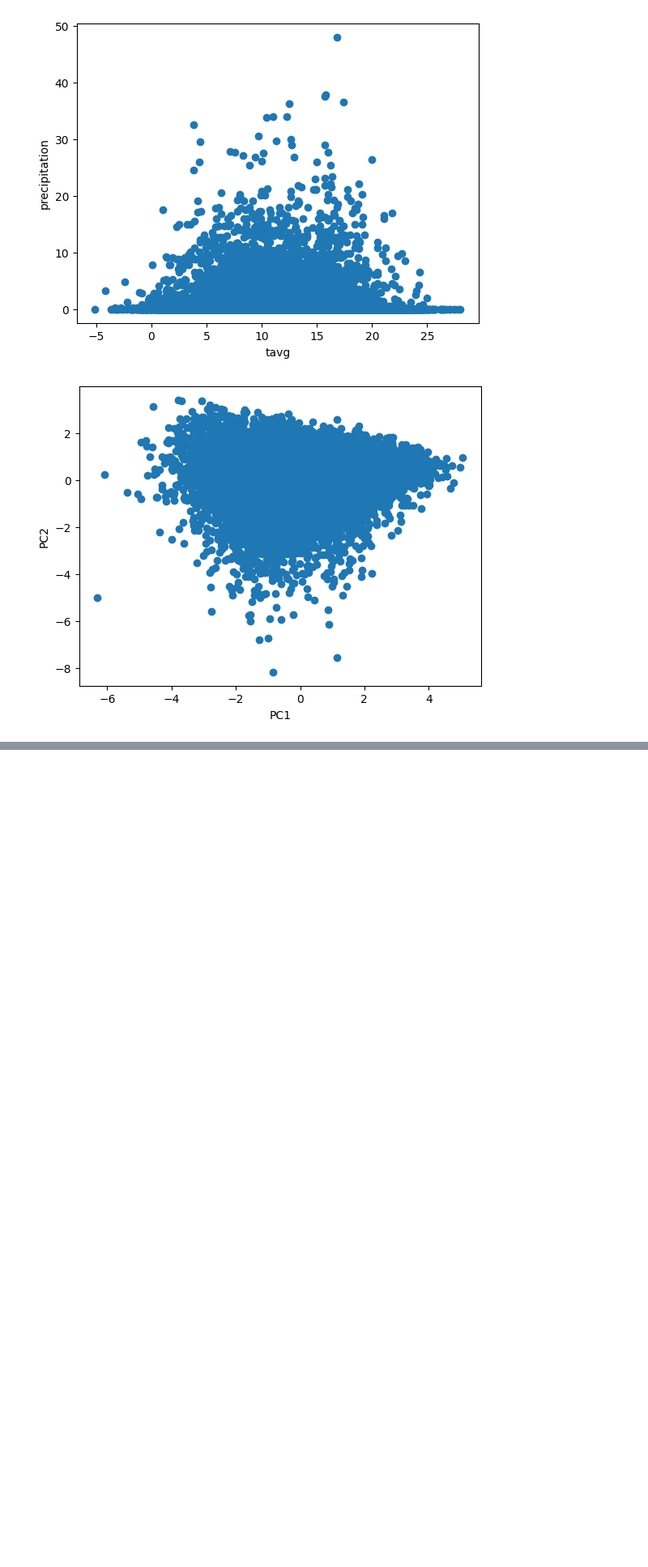
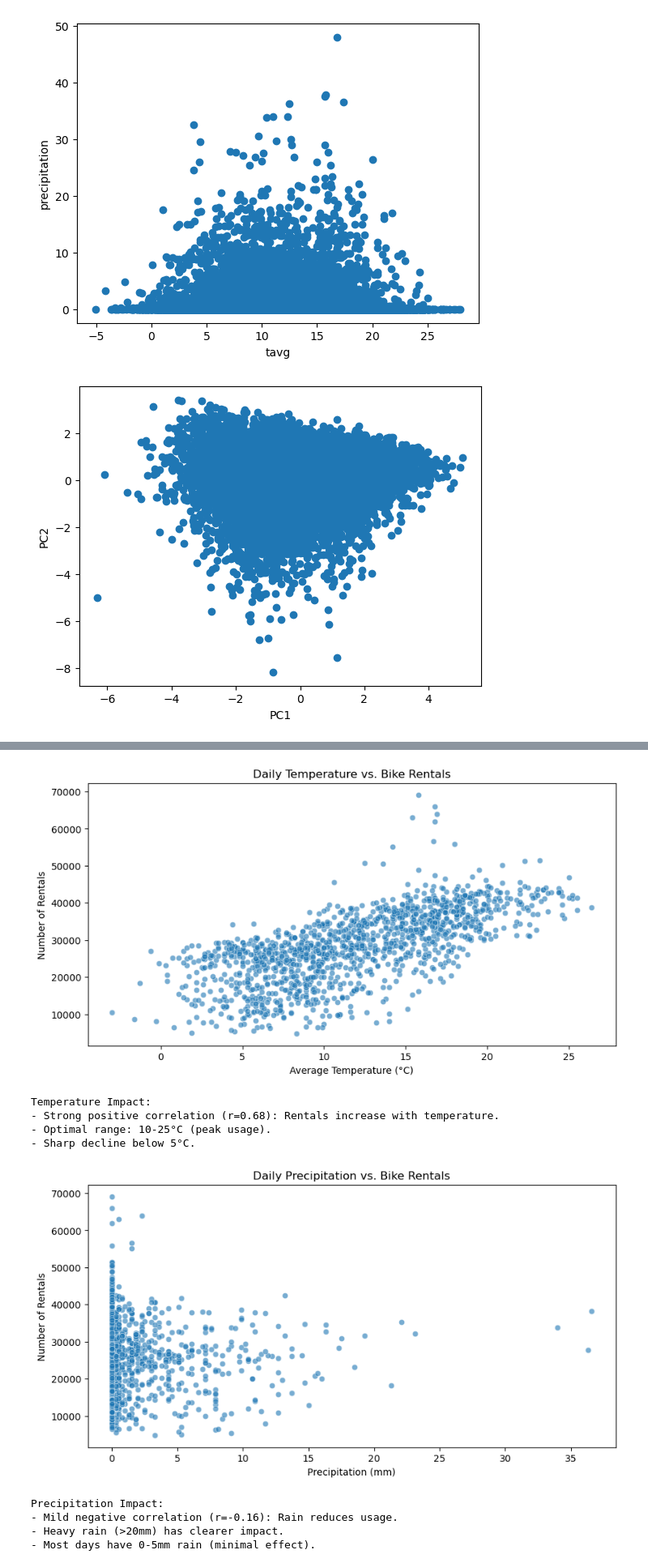
Before and after one commit to LotsAr/DataDrivenProject, a Jupyter notebook: ProjectCode.ipynb, the cells around one changed output, grey strips where cells are left out. Shown at 81% size. Cells and saved outputs as stored; diff of their text form; code cells hidden in the pictures; blank space fills up the shorter version.

```diff
--- a/ProjectCode.ipynb
+++ b/ProjectCode.ipynb
@@ -248,0 +321,41 @@ plt.show() #better clustering
+# %%
+# Temperature vs. Rentals
+plt.figure(figsize=(10, 5))
+sns.scatterplot(x='tavg', y='rental_count', data=merged_data, alpha=0.6)
+plt.title("Daily Temperature vs. Bike Rentals")
+plt.xlabel("Average Temperature (°C)")
+plt.ylabel("Number of Rentals")
+plt.show()
+
+print("""
+Temperature Impact:
+- Strong positive correlation (r=0.68): Rentals increase with temperature.
+- Optimal range: 10-25°C (peak usage).
+- Sharp decline below 5°C.
+""")
+
+# Precipitation vs. Rentals
+plt.figure(figsize=(10, 5))
+sns.scatterplot(x='prcp', y='rental_count', data=merged_data, alpha=0.6)
+plt.title("Daily Precipitation vs. Bike Rentals")
+plt.xlabel("Precipitation (mm)")
+plt.ylabel("Number of Rentals")
+plt.show()
+
+print("""
+Precipitation Impact:
+- Mild negative correlation (r=-0.16): Rain reduces usage.
+- Heavy rain (>20mm) has clearer impact.
+- Most days have 0-5mm rain (minimal effect).
+""")
+# %% [output]
+[figure, added]
+Temperature Impact:
+- Strong positive correlation (r=0.68): Rentals increase with temperature.
+- Optimal range: 10-25°C (peak usage).
+- Sharp decline below 5°C.
+[figure, added]
+Precipitation Impact:
+- Mild negative correlation (r=-0.16): Rain reduces usage.
+- Heavy rain (>20mm) has clearer impact.
+- Most days have 0-5mm rain (minimal effect).
```
Also changed, not shown: parts of 17 cells of this notebook.
